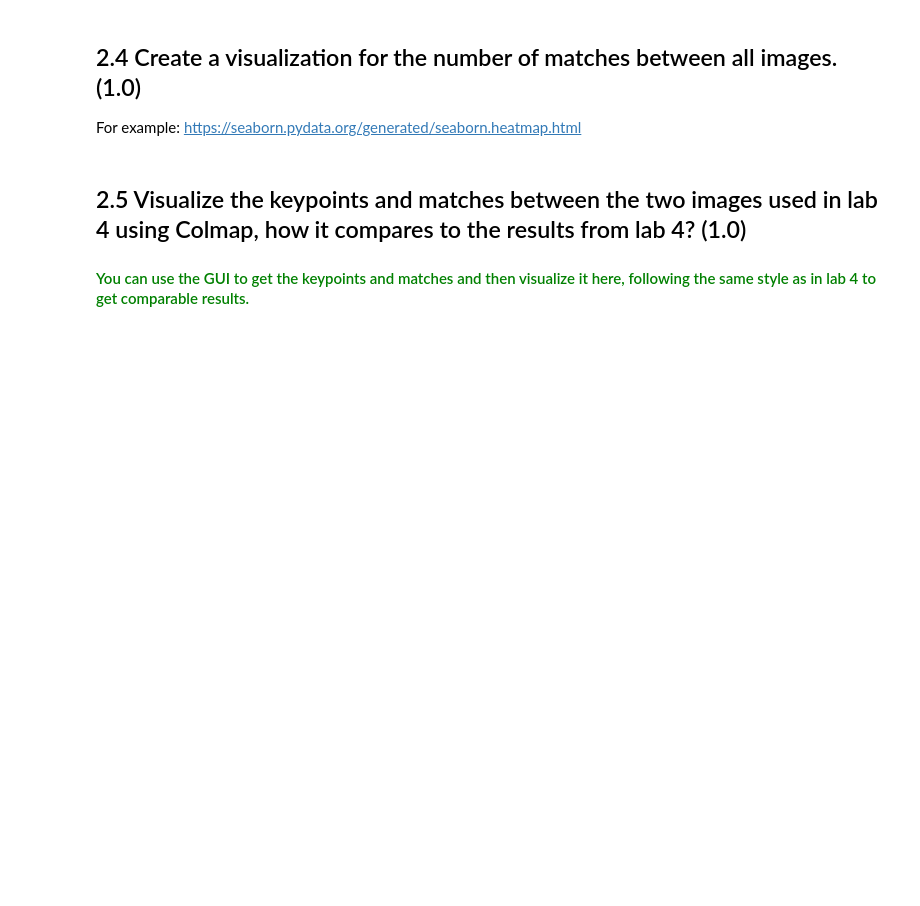
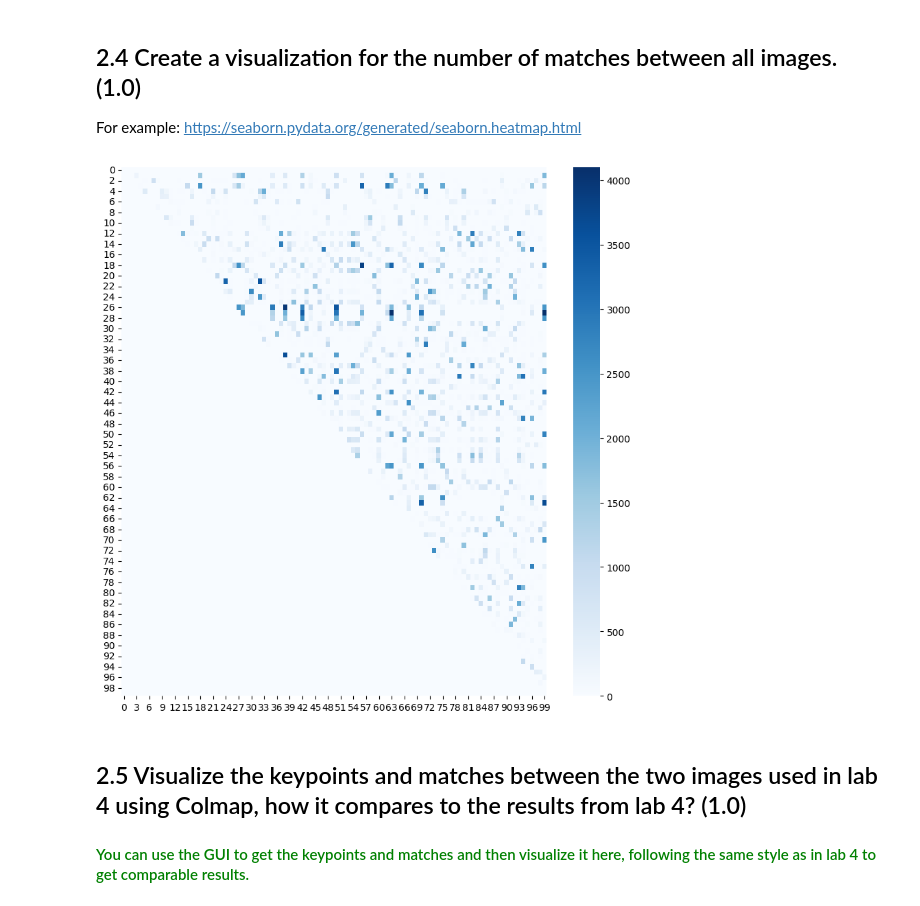
Before and after one commit to aolivtous/MCV_M4_3DVision, a Jupyter notebook: lab5/lab5.ipynb, the cells around one changed output. Saved outputs shown, nothing was run; the diff lists cells and outputs as text; code cells hidden in the pictures; blank space fills up the shorter version.

```diff
--- a/lab5/lab5.ipynb
+++ b/lab5/lab5.ipynb
@@ -229,6 +304,21 @@ draw_points(points3D_xyz, color=error, ax=None)
 For example: https://seaborn.pydata.org/generated/seaborn.heatmap.html
 # %%
 ### TO DO 2.4
+# Create a matrix that counts the number of matches between each pair of images
+matches_matrix = np.zeros((len(images), len(images)))
+for i in range(len(images)):
+    for j in range(len(images)):
+        try:
+            matches_matrix[i+1,j+1] = len(matches[i+1,j+1])
+        except:
+            continue
+
+# Plot the matrix using sns.heatmap
+plt.figure(figsize=(10, 10))
+sns.heatmap(matches_matrix, cmap="Blues")
+plt.show()
+# %% [output]
+[figure, added]
 # %% [markdown]
 ## 2.5 Visualize the keypoints and matches between the two images used in lab 4 using Colmap, how it compares to the results from lab 4? (1.0)
 #### <span style='color:Green'> You can use the GUI to get the keypoints and matches and then visualize it here, following the same style as in lab 4 to get comparable results. </span>
```
Also changed, not shown: parts of 5 cells of this notebook, 1 other file.
